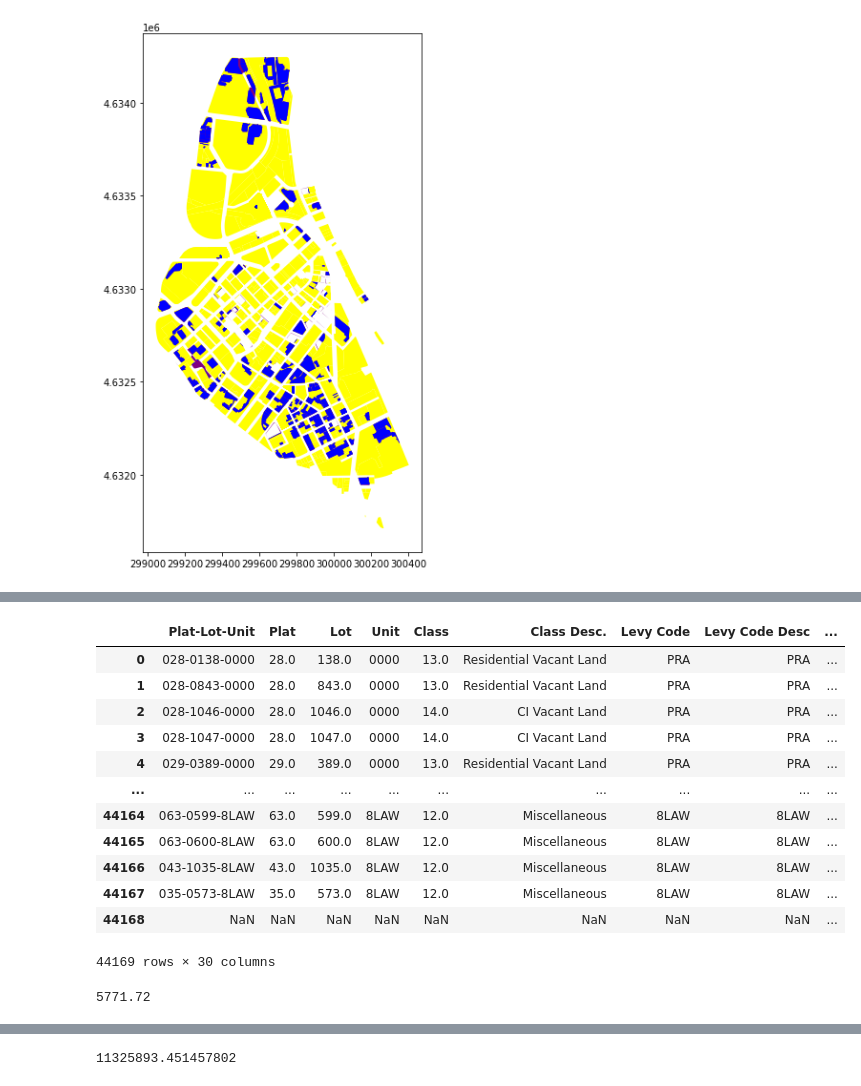
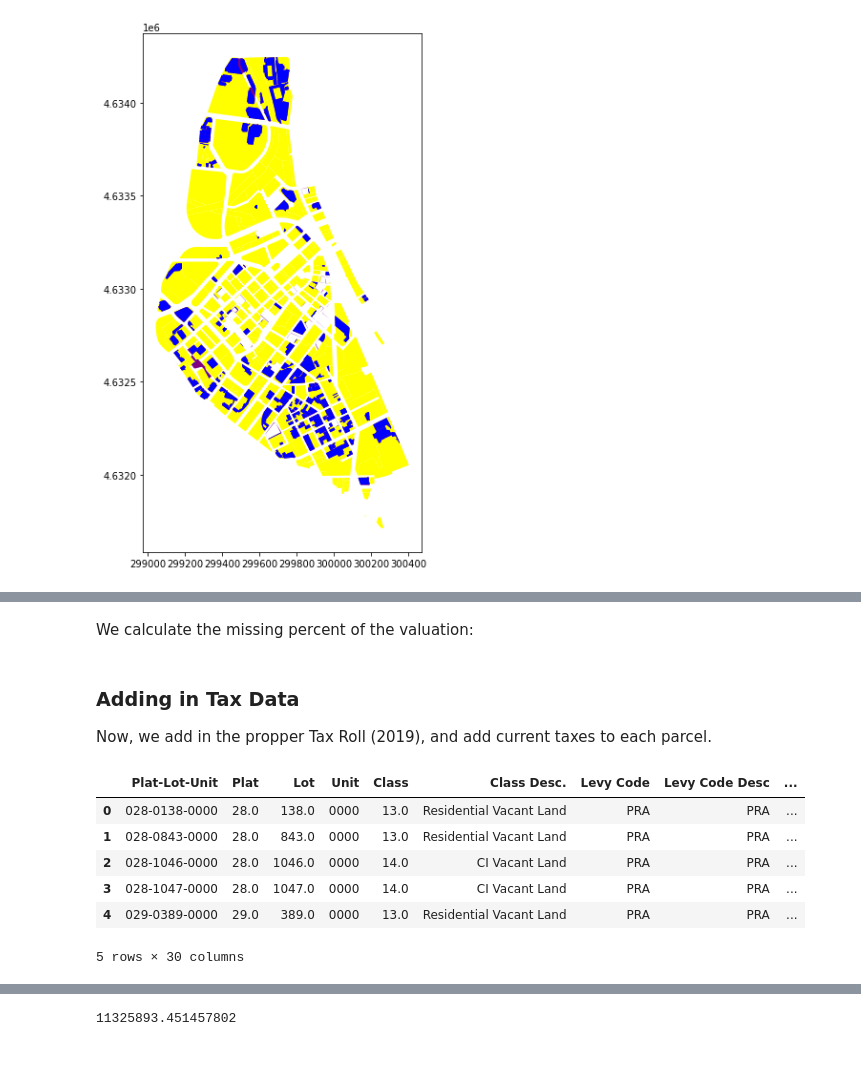
Before and after one commit to chris-sarli/parking-analysis, a Jupyter notebook: notebooks/Taxes.ipynb, the cells around one changed output, grey strips where cells are left out. Saved outputs shown, nothing was run; the diff lists cells and outputs as text; code cells hidden in the pictures; blank space fills up the shorter version.

```diff
--- a/notebooks/Taxes.ipynb
+++ b/notebooks/Taxes.ipynb
@@ -256,28 +220,24 @@ def getMissingValue(osmParcel):
     else:
         actualEff = osmParcel['ValueBuilding'] / (osmParcel['ParcelArea'] - parkingAreas.loc[osmParcel['ParcelID'], 'parea'])
         return actualEff * osmParcel['OSMArea']
+# %% [markdown]
+We calculate the missing percent of the valuation:
 # %%
 osm_parcels['missing_valuation'] = osm_parcels.apply(lambda x: getMissingValue(x.to_dict()), axis=1)
 osm_parcels['missing_perc'] = osm_parcels['missing_valuation'] / osm_parcels['ValueTotal']
+# %% [markdown]
+### Adding in Tax Data
+
+Now, we add in the propper Tax Roll (2019), and add current taxes to each parcel.
 # %%
 taxes = pd.read_csv('tax-data/2019_Property_Tax_Roll.csv')
-taxes
+taxes.head()
 # %% [output]
 |  | Plat-Lot-Unit | Plat | Lot | Unit | Class | Class Desc. | Levy Code | Levy Code Desc | ... |
 | 0 | 028-0138-0000 | 28.0 | 138.0 | 0000 | 13.0 | Residential Vacant Land | PRA | PRA | ... |
 | 1 | 028-0843-0000 | 28.0 | 843.0 | 0000 | 13.0 | Residential Vacant Land | PRA | PRA | ... |
 | 2 | 028-1046-0000 | 28.0 | 1046.0 | 0000 | 14.0 | CI Vacant Land | PRA | PRA | ... |
 | 3 | 028-1047-0000 | 28.0 | 1047.0 | 0000 | 14.0 | CI Vacant Land | PRA | PRA | ... |
 | 4 | 029-0389-0000 | 29.0 | 389.0 | 0000 | 13.0 | Residential Vacant Land | PRA | PRA | ... |
-| ... | ... | ... | ... | ... | ... | ... | ... | ... | ... |
-| 44164 | 063-0599-8LAW | 63.0 | 599.0 | 8LAW | 12.0 | Miscellaneous | 8LAW | 8LAW | ... |
-| 44165 | 063-0600-8LAW | 63.0 | 600.0 | 8LAW | 12.0 | Miscellaneous | 8LAW | 8LAW | ... |
-| 44166 | 043-1035-8LAW | 43.0 | 1035.0 | 8LAW | 12.0 | Miscellaneous | 8LAW | 8LAW | ... |
-| 44167 | 035-0573-8LAW | 35.0 | 573.0 | 8LAW | 12.0 | Miscellaneous | 8LAW | 8LAW | ... |
-| 44168 | NaN | NaN | NaN | NaN | NaN | NaN | NaN | NaN | ... |
-44169 rows × 30 columns
+5 rows × 30 columns
-# %%
-taxes[taxes['Plat-Lot-Unit'] == "063-0600-8LAW"]['Total Taxes'].values[0]
-# %% [output]
-5771.72
 # %%
```
Also changed, not shown: parts of 33 cells of this notebook.
